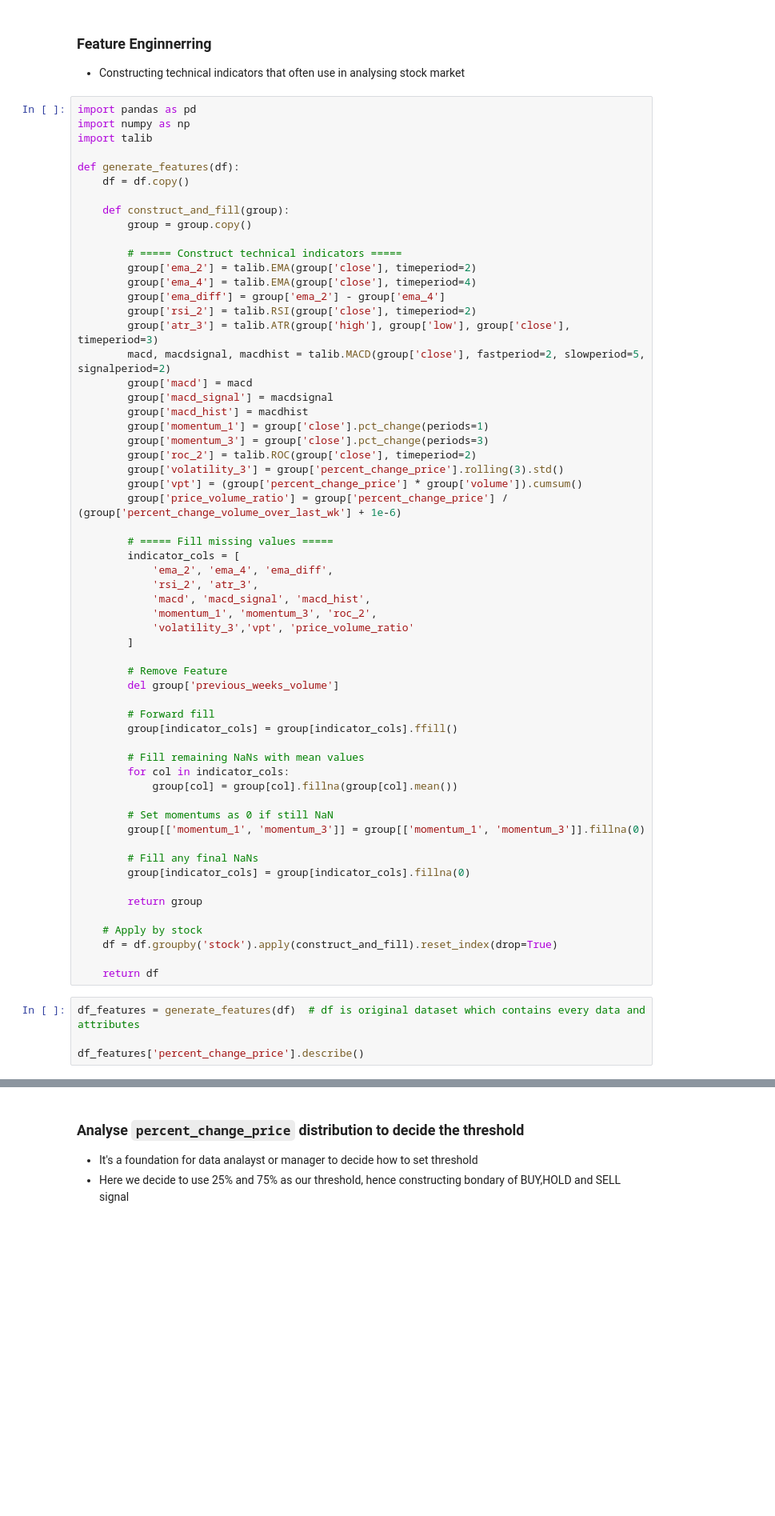
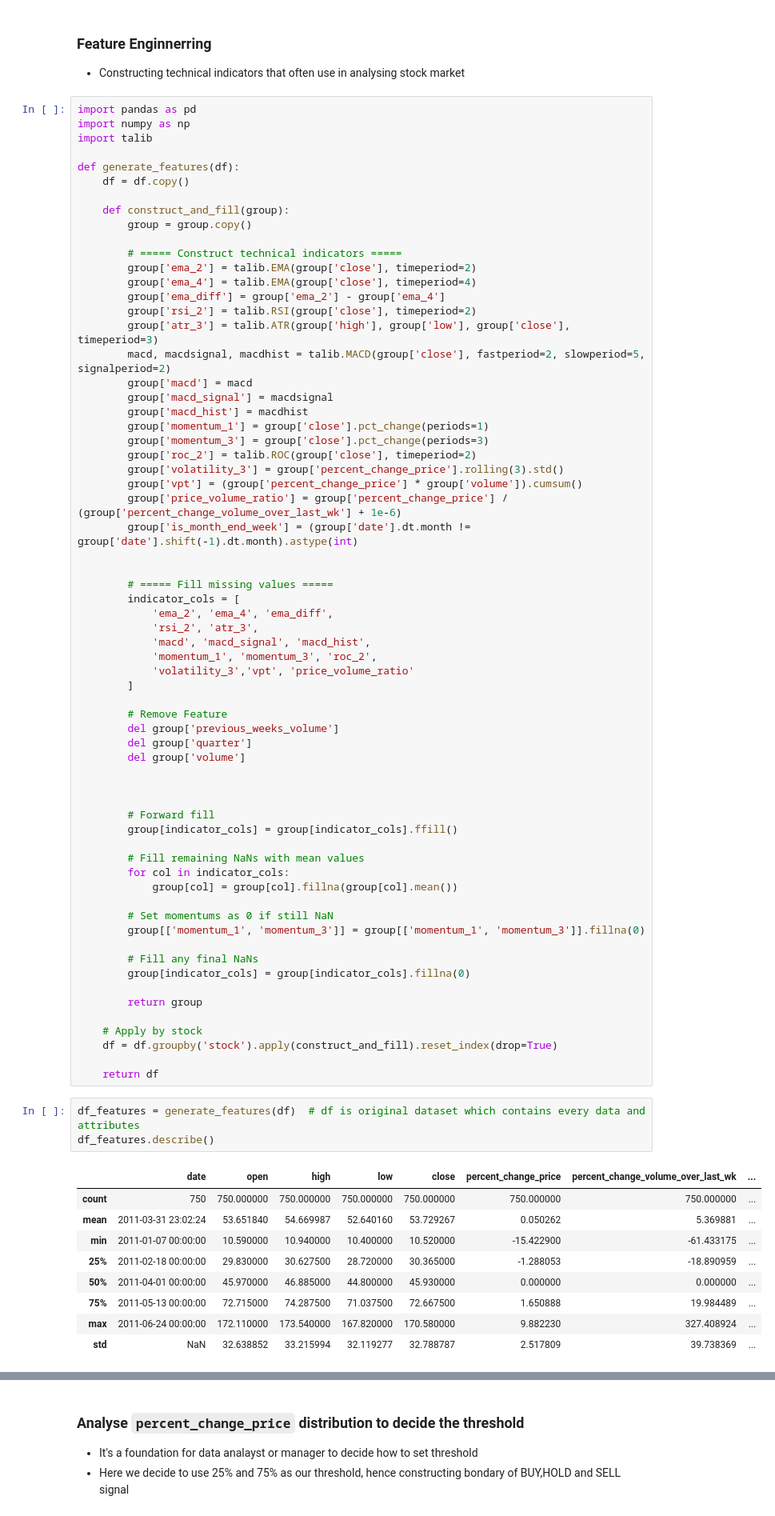
Before and after one commit to CloudSkytec/DSML-CW, a Jupyter notebook: DJI_Regression.ipynb, the cells around one changed output, grey strips where cells are left out. Shown at 80% size. Saved outputs shown, nothing was run; the diff lists cells and outputs as text; blank space fills up the shorter version.

```diff
--- a/DJI_Regression.ipynb
+++ b/DJI_Regression.ipynb
@@ -85,6 +85,8 @@ def generate_features(df):
         group['volatility_3'] = group['percent_change_price'].rolling(3).std()
         group['vpt'] = (group['percent_change_price'] * group['volume']).cumsum()
         group['price_volume_ratio'] = group['percent_change_price'] / (group['percent_change_volume_over_last_wk'] + 1e-6)
+        group['is_month_end_week'] = (group['date'].dt.month != group['date'].shift(-1).dt.month).astype(int)
+
 
         # ===== Fill missing values =====
         indicator_cols = [
@@ -97,6 +99,10 @@ def generate_features(df):
 
         # Remove Feature
         del group['previous_weeks_volume']
+        del group['quarter']
+        del group['volume']
+
+
 
         # Forward fill
         group[indicator_cols] = group[indicator_cols].ffill()
@@ -119,6 +125,14 @@ def generate_features(df):
     return df
 # %%
 df_features = generate_features(df)  # df is original dataset which contains every data and attributes
-
-df_features['percent_change_price'].describe()
+df_features.describe()
 # %% [output]
+|  | date | open | high | low | close | percent_change_price | percent_change_volume_over_last_wk | ... |
+| count | 750 | 750.000000 | 750.000000 | 750.000000 | 750.000000 | 750.000000 | 750.000000 | ... |
+| mean | 2011-03-31 23:02:24 | 53.651840 | 54.669987 | 52.640160 | 53.729267 | 0.050262 | 5.369881 | ... |
+| min | 2011-01-07 00:00:00 | 10.590000 | 10.940000 | 10.400000 | 10.520000 | -15.422900 | -61.433175 | ... |
+| 25% | 2011-02-18 00:00:00 | 29.830000 | 30.627500 | 28.720000 | 30.365000 | -1.288053 | -18.890959 | ... |
+| 50% | 2011-04-01 00:00:00 | 45.970000 | 46.885000 | 44.800000 | 45.930000 | 0.000000 | 0.000000 | ... |
+| 75% | 2011-05-13 00:00:00 | 72.715000 | 74.287500 | 71.037500 | 72.667500 | 1.650888 | 19.984489 | ... |
+| max | 2011-06-24 00:00:00 | 172.110000 | 173.540000 | 167.820000 | 170.580000 | 9.882230 | 327.408924 | ... |
+| std | NaN | 32.638852 | 33.215994 | 32.119277 | 32.788787 | 2.517809 | 39.738369 | ... |
```
Also changed, not shown: parts of 3 cells of this notebook.
